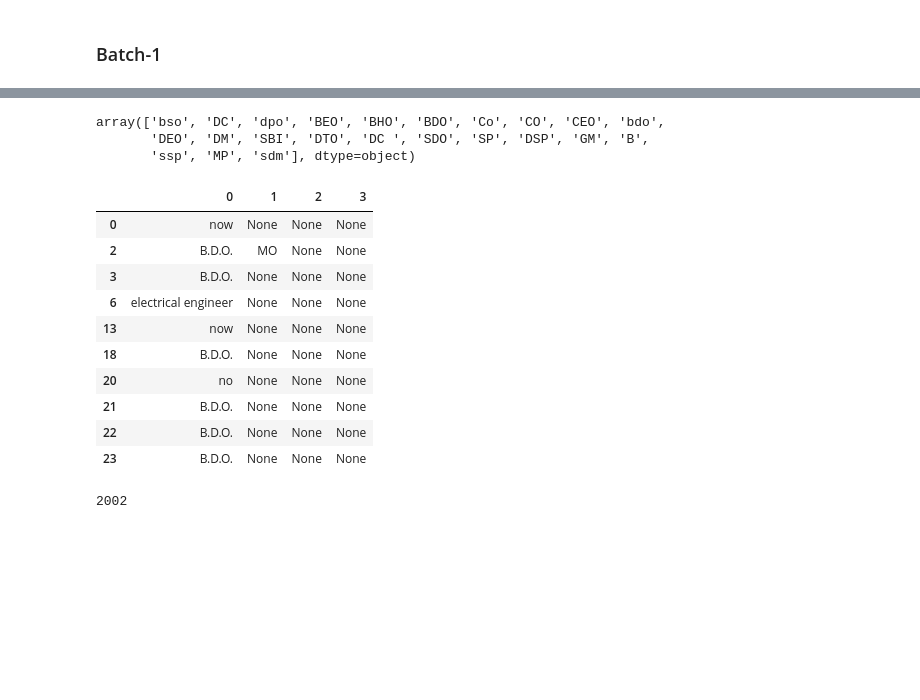
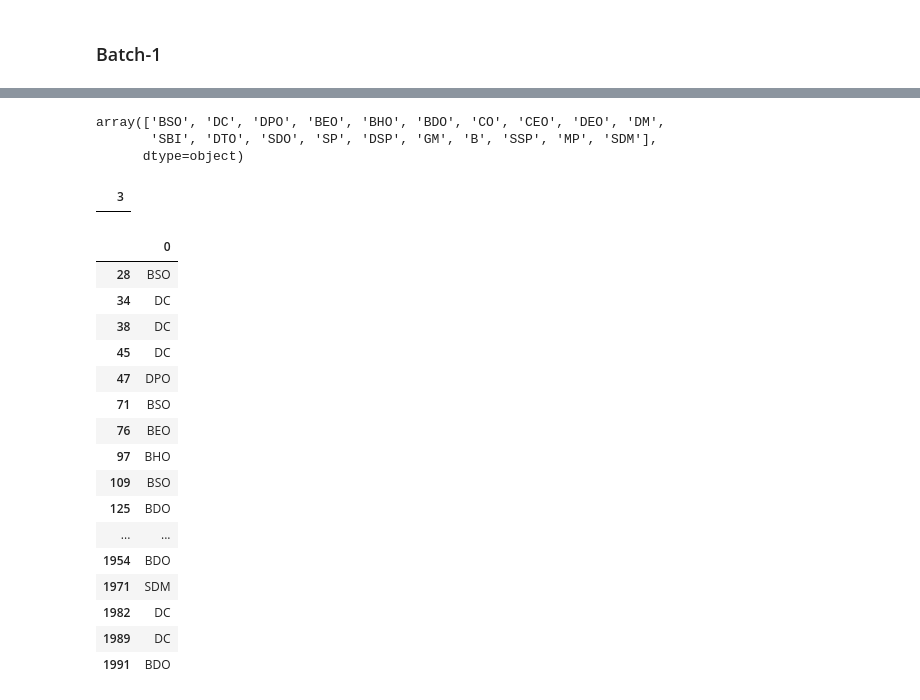
Before and after one commit to mistryishan25/VIZ4SG-Video_Volunteers, a Jupyter notebook: Data_Cleaning.ipynb, the cells around one changed output, grey strips where cells are left out. Saved outputs shown, nothing was run; the diff lists cells and outputs as text; code cells hidden in the pictures; blank space fills up the shorter version.

```diff
--- a/Data_Cleaning.ipynb
+++ b/Data_Cleaning.ipynb
@@ -162,32 +180,39 @@ temp.head(10)
 # %%
-# To DO : Select what to map and what to change
+word = ["NA", 'now', 'no', 'n', 'N/A']
 
+# filter rows with small word lengths that are real designations
+small_words = temp.loc[(temp[0].str.len()<4) & (~temp[0].str.contains('|'.join(words for words in word)))]
 
-map = {'bso' : 'BSO', 'dpo' : 'DPO'}
-# replace . with ''
-temp.replace('.', '')
-word = ["NA", 'now', 'no', 'n', 'N/A']
-small_words = temp.loc[(temp[0].str.len()<4) & (~temp[0].str.contains('|'.join(words for words in word)))]
-small_words[0].unique()
+# Capitalize and remove spaces from the names that are not null
+small_words.loc[:,0] = small_words.loc[:,0].str.upper().str.strip()
+
+small_words.loc[:,0].unique()
 # %% [output]
-array(['bso', 'DC', 'dpo', 'BEO', 'BHO', 'BDO', 'Co', 'CO', 'CEO', 'bdo',
-       'DEO', 'DM', 'SBI', 'DTO', 'DC ', 'SDO', 'SP', 'DSP', 'GM', 'B',
-       'ssp', 'MP', 'sdm'], dtype=object)
+array(['BSO', 'DC', 'DPO', 'BEO', 'BHO', 'BDO', 'CO', 'CEO', 'DEO', 'DM',
+       'SBI', 'DTO', 'SDO', 'SP', 'DSP', 'GM', 'B', 'SSP', 'MP', 'SDM'],
+      dtype=object)
-# %%
-temp[temp[0]!='NA'].head(10)
-# %% [output]
-|  | 0 | 1 | 2 | 3 |
-| 0 | now | None | None | None |
-| 2 | B.D.O. | MO | None | None |
-| 3 | B.D.O. | None | None | None |
-| 6 | electrical engineer | None | None | None |
-| 13 | now | None | None | None |
-| 18 | B.D.O. | None | None | None |
-| 20 | no | None | None | None |
-| 21 | B.D.O. | None | None | None |
-| 22 | B.D.O. | None | None | None |
-| 23 | B.D.O. | None | None | None |
-# %%
-len(temp[0].values)
-# %% [output]
-2002
+# %%
+pd.DataFrame(small_words.loc[:,3].value_counts())
+# %% [output]
+|  | 3 |
+# %%
+# most of the values are locations so not needed
+small_words.drop([1,2,3], axis=1)
+# %% [output]
+|  | 0 |
+| 28 | BSO |
+| 34 | DC |
+| 38 | DC |
+| 45 | DC |
+| 47 | DPO |
+| 71 | BSO |
+| 76 | BEO |
+| 97 | BHO |
+| 109 | BSO |
+| 125 | BDO |
+| ... | ... |
+| 1954 | BDO |
+| 1971 | SDM |
+| 1982 | DC |
+| 1989 | DC |
+| 1991 | BDO |
```
Also changed, not shown: parts of 10 cells of this notebook.
